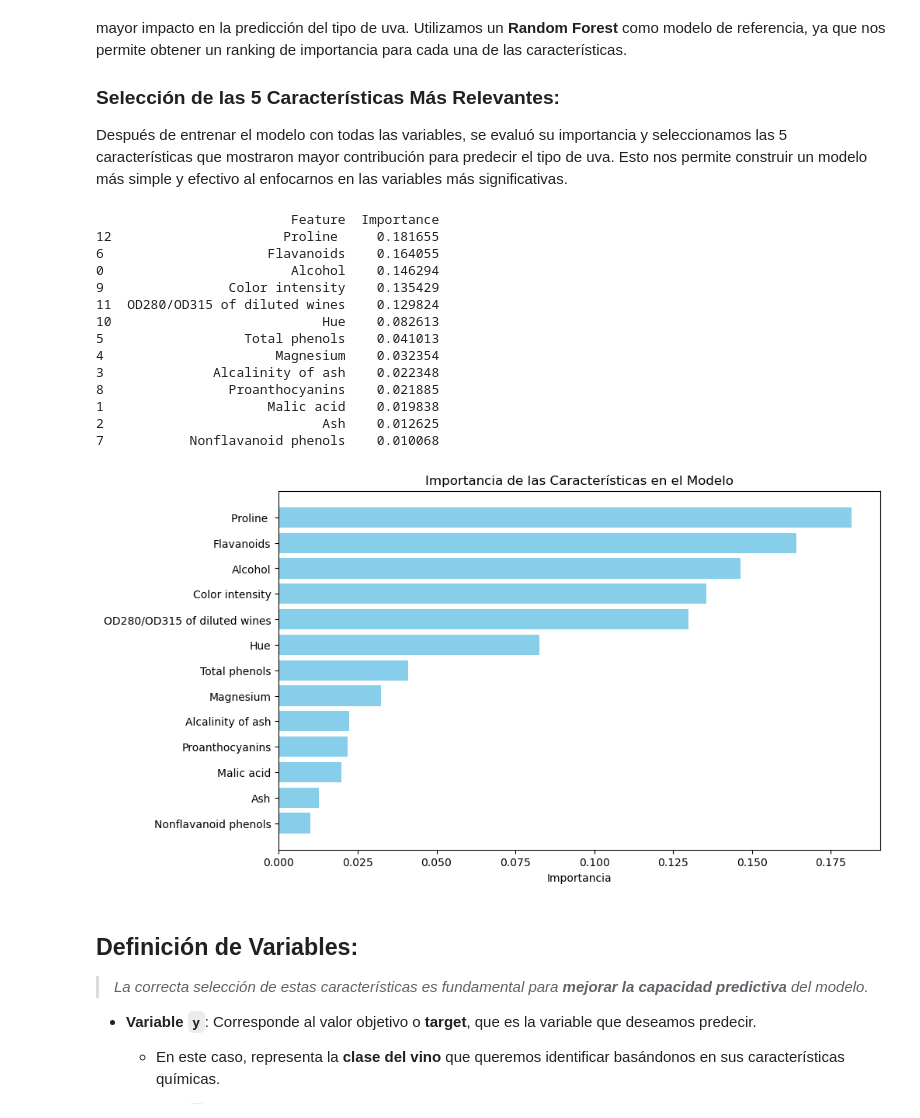
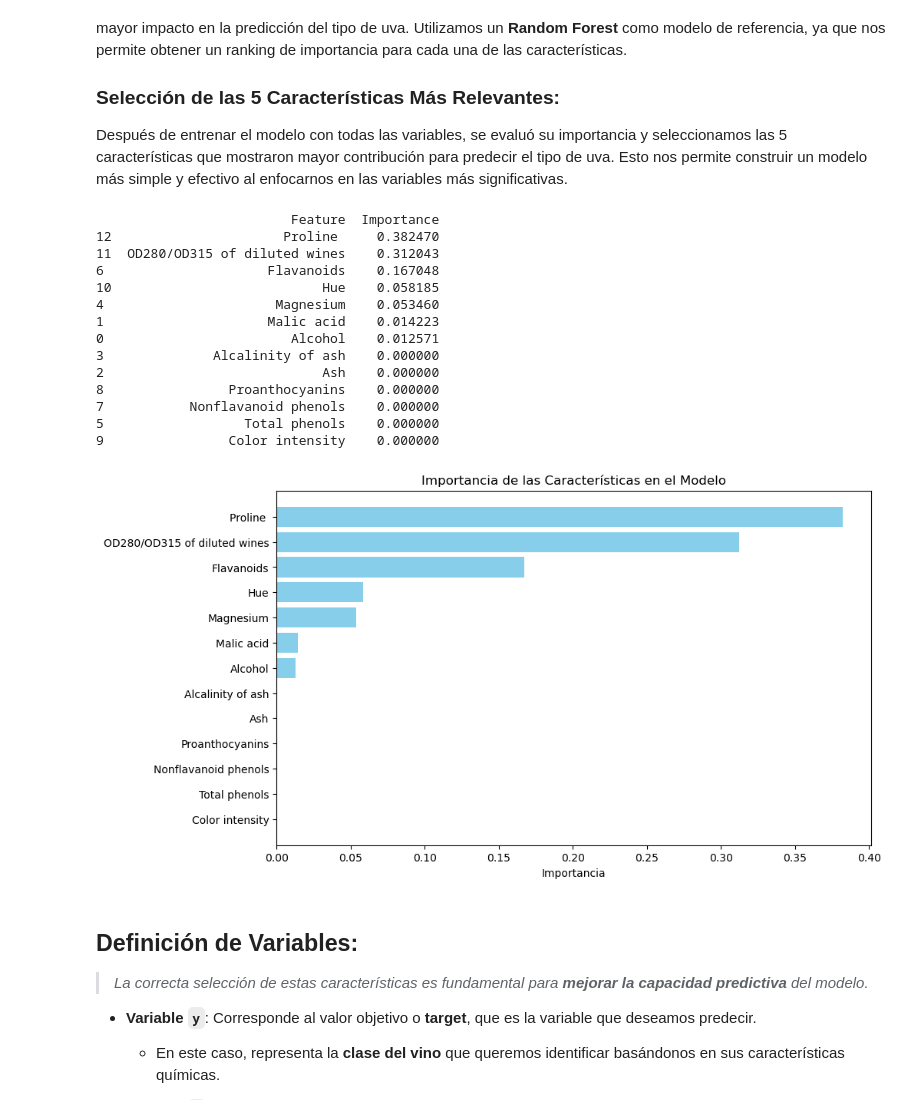
Before and after one commit to ikasle12345/RETO1, a Jupyter notebook: ModeloVino.ipynb, the cells around one changed output. Saved outputs shown, nothing was run; the diff lists cells and outputs as text; code cells hidden in the pictures.

```diff
--- a/ModeloVino.ipynb
+++ b/ModeloVino.ipynb
@@ -130,40 +130,40 @@ Después de entrenar el modelo con todas las variables, se evaluó su importanci
 # %%
 y = wine_data['class']
 wine_features = wine_data.drop(['class'], axis=1).columns.tolist()
 x = wine_data[wine_features]
-modelRf = RandomForestClassifier(random_state=1)
+modelRf = DecisionTreeClassifier(random_state=1)
 modelRf.fit(x, y)
 
 featureImportantes = modelRf.feature_importances_
 features = x.columns
 
 importantesDf = pd.DataFrame({'Feature': features, 'Importance': featureImportantes})
 importantesDf = importantesDf.sort_values(by='Importance', ascending=False)
 
 print(importantesDf)
 
 plt.figure(figsize=(10, 6))
 plt.barh(importantesDf['Feature'], importantesDf['Importance'], color='skyblue')
 plt.xlabel('Importancia')
 plt.title('Importancia de las Características en el Modelo')
 plt.gca().invert_yaxis()
 plt.show()
 # %% [output]
                          Feature  Importance
-12                      Proline     0.181655
-6                     Flavanoids    0.164055
-0                        Alcohol    0.146294
-9                Color intensity    0.135429
-11  OD280/OD315 of diluted wines    0.129824
-10                           Hue    0.082613
-5                  Total phenols    0.041013
-4                      Magnesium    0.032354
-3              Alcalinity of ash    0.022348
-8                Proanthocyanins    0.021885
-1                     Malic acid    0.019838
-2                            Ash    0.012625
-7           Nonflavanoid phenols    0.010068
+12                      Proline     0.382470
+11  OD280/OD315 of diluted wines    0.312043
+6                     Flavanoids    0.167048
+10                           Hue    0.058185
+4                      Magnesium    0.053460
+1                     Malic acid    0.014223
+0                        Alcohol    0.012571
+3              Alcalinity of ash    0.000000
+2                            Ash    0.000000
+8                Proanthocyanins    0.000000
+7           Nonflavanoid phenols    0.000000
+5                  Total phenols    0.000000
+9                Color intensity    0.000000
-[figure, old version]
+[figure, new version]
 # %% [markdown]
 ## Definición de Variables:
 
```
